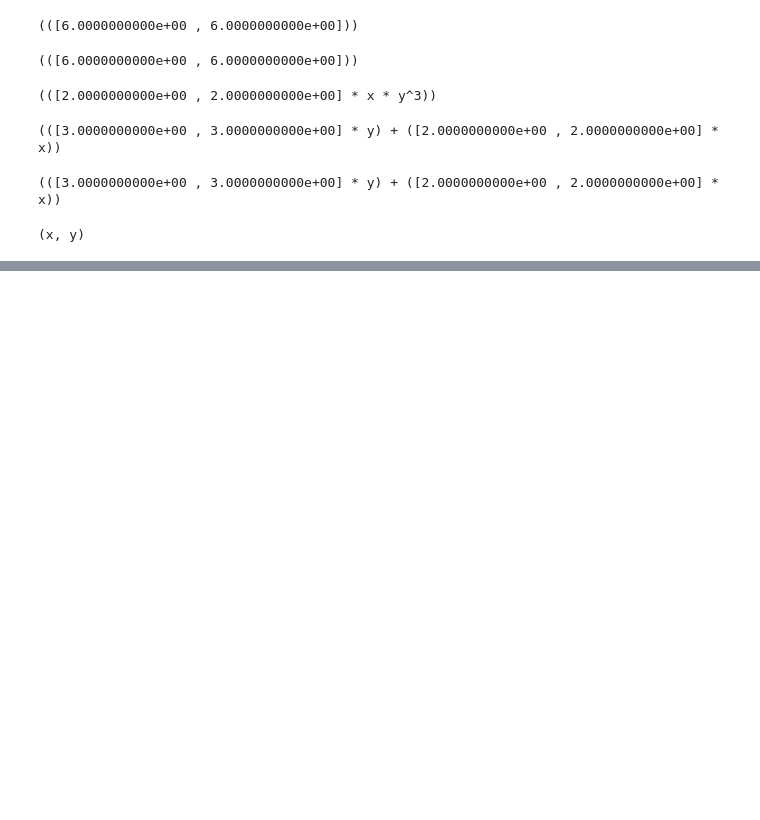
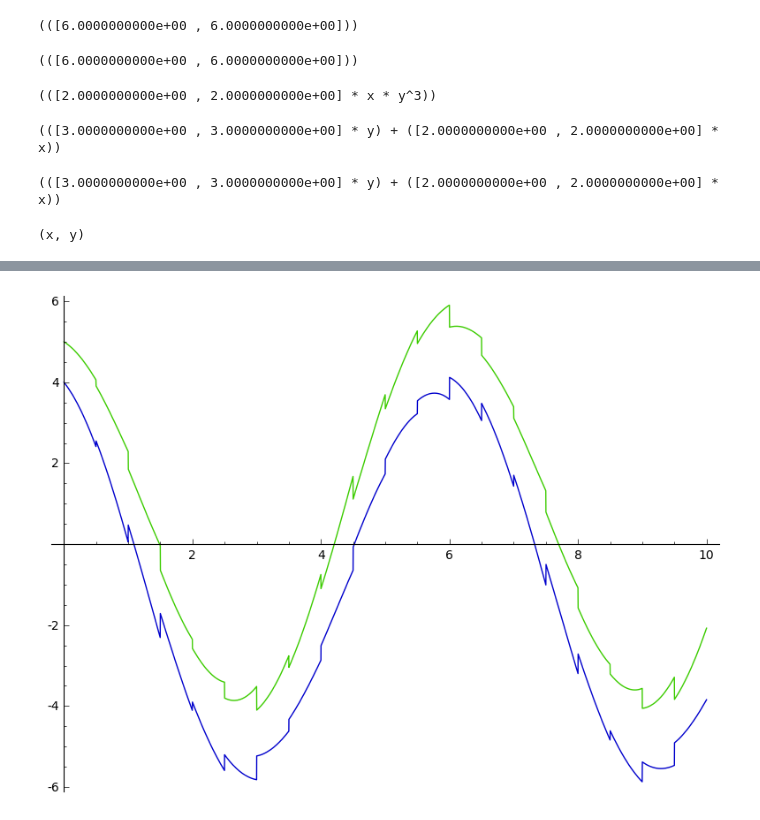
Before and after one commit to twright/Logic-of-Behaviour-in-Uncertain-Contexts, a Jupyter notebook: ULBC.ipynb, the cells around one changed output, grey strips where cells are left out. Saved outputs shown, nothing was run; the diff lists cells and outputs as text; code cells hidden in the pictures; blank space fills up the shorter version.

```diff
--- a/ULBC.ipynb
+++ b/ULBC.ipynb
@@ -96,0 +148,4 @@ Poly(2*x + 3*y)
+# %%
+Atomic(x).sage_plot(reach)
+# %% [output]
+[figure, added]
```
Also changed, not shown: parts of 26 cells of this notebook, 8 other files.
